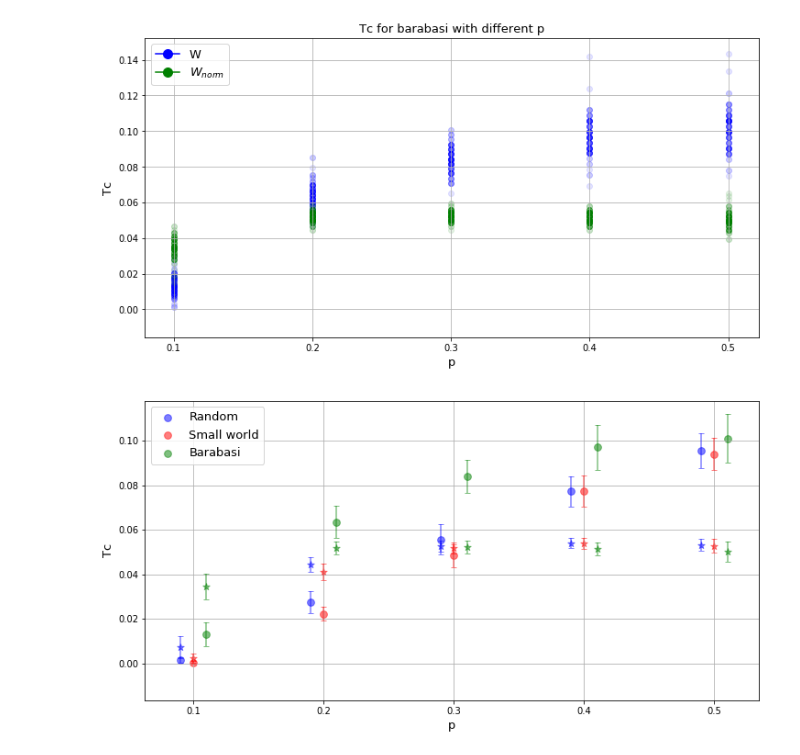
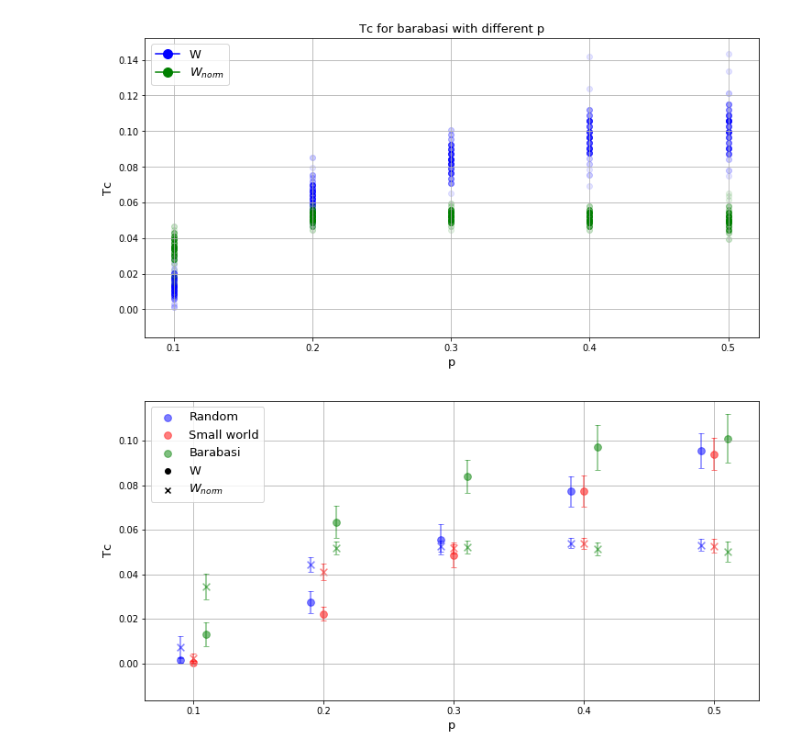
Before and after one commit to gbarzon/HTC_Mesoscopic_Brain, a Jupyter notebook: HTC_results_generated.ipynb, the cells around one changed output. Drawn from its saved outputs; the diff is of its cells as text; code cells hidden in the pictures.

```diff
--- a/HTC_results_generated.ipynb
+++ b/HTC_results_generated.ipynb
@@ -370,32 +370,35 @@ Mean_Tc_barabasi[2], Mean_Tc_barabasi[3] = np.mean(Barabasi_tc_norm, axis=1), np
 # %%
 plt.figure(figsize=(12,6))
 
 alpha=0.5
 delta = 0.01
 size=60
 
 #ps = np.array(ps)
 
 plt.scatter(ps-delta, Mean_Tc_random[0], c='b', alpha=alpha, label='Random', s=size)
 plt.errorbar(ps-delta, Mean_Tc_random[0],yerr=Mean_Tc_random[1], c='b', linestyle="None", capsize=3, alpha=alpha)
-plt.scatter(ps-delta, Mean_Tc_random[2], c='b', alpha=alpha, marker='*', s=size)
+plt.scatter(ps-delta, Mean_Tc_random[2], c='b', alpha=alpha, marker='x', s=size)
 plt.errorbar(ps-delta, Mean_Tc_random[2],yerr=Mean_Tc_random[3], c='b', linestyle="None", capsize=3, alpha=alpha)
 
 plt.scatter(ps, Mean_Tc_small[0], c='r', alpha=alpha, label='Small world', s=size)
 plt.errorbar(ps, Mean_Tc_small[0],yerr=Mean_Tc_small[1], c='r', linestyle="None", capsize=3, alpha=alpha)
-plt.scatter(ps, Mean_Tc_small[2], c='r', alpha=alpha, marker='*', s=size)
+plt.scatter(ps, Mean_Tc_small[2], c='r', alpha=alpha, marker='x', s=size)
 plt.errorbar(ps, Mean_Tc_small[2],yerr=Mean_Tc_small[3], c='r', linestyle="None", capsize=3, alpha=alpha)
 
 plt.scatter(ps+delta, Mean_Tc_barabasi[0], c='g', alpha=alpha, label='Barabasi', s=size)
 plt.errorbar(ps+delta, Mean_Tc_barabasi[0],yerr=Mean_Tc_barabasi[1], c='g', linestyle="None", capsize=3, alpha=alpha)
-plt.scatter(ps+delta, Mean_Tc_barabasi[2], c='g', alpha=alpha, marker='*', s=size)
+plt.scatter(ps+delta, Mean_Tc_barabasi[2], c='g', alpha=alpha, marker='x', s=size)
 plt.errorbar(ps+delta, Mean_Tc_barabasi[2],yerr=Mean_Tc_barabasi[3], c='g', linestyle="None", capsize=3, alpha=alpha)
+
+plt.scatter([], [], c='k', label='W')
+plt.scatter([], [], c='k', label=r'$W_{norm}$', marker='x')
 
 plt.xlabel('p', fontsize=13)
 plt.ylabel('Tc', fontsize=13)
 plt.xticks(ps, [str(x) for x in ps])
 plt.legend(fontsize=13)
 plt.grid()
 plt.show()
 # %% [output]
-[figure, old version]
+[figure, new version]
```
Also changed, not shown: 1 other file.
